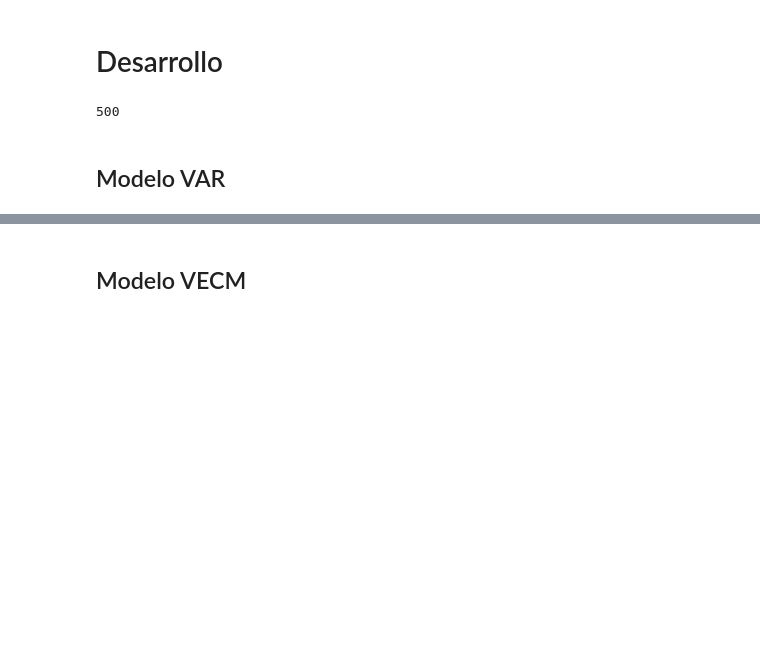
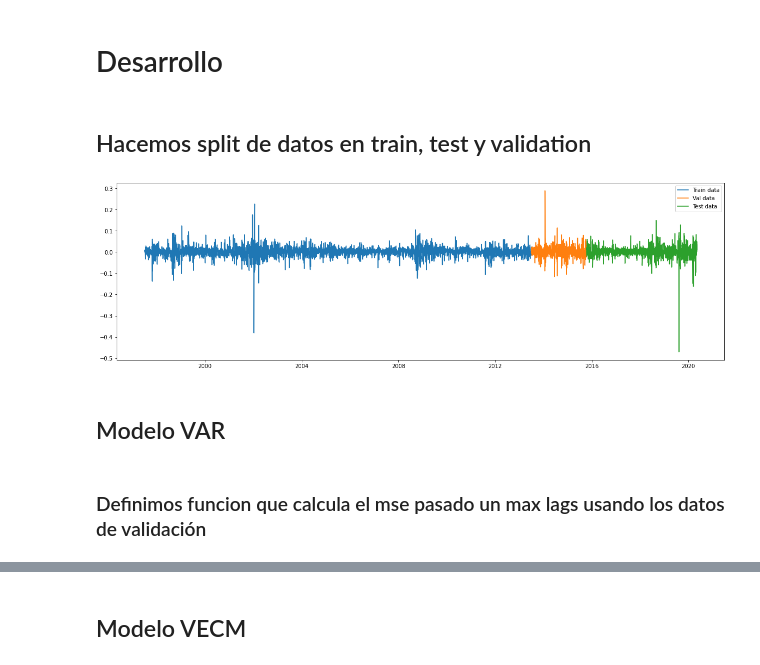
Before and after one commit to Martin317/mentoria-prediccion-indices-financieros, a Jupyter notebook: TP4AprendizajeSupervisado/EnunciadoTP4AprendizajeSupervisado.ipynb, the cells around one changed output, grey strips where cells are left out. Drawn from its saved outputs; the diff is of its cells as text; code cells hidden in the pictures; blank space fills up the shorter version.

```diff
--- a/TP4AprendizajeSupervisado/EnunciadoTP4AprendizajeSupervisado.ipynb
+++ b/TP4AprendizajeSupervisado/EnunciadoTP4AprendizajeSupervisado.ipynb
@@ -210,14 +210,7 @@ Implementar un procedimiento en dos etapas para combinar las estimaciones de un
 Realizar un informe en el cual se presenten los resultados y conclusiones del análisis realizado. El mismo debe estar pensado para un público técnico pero que desconoce los aspectos propios del problema a resolver tal como los compañeros de clase. Dicho informe puede ser un notebook, a condición de que en el mismo se efectúe un análisis escrito suficientemente detallado de los resultados.
 # %% [markdown]
 # Desarrollo
-# %%
-def train_test_split(data, n_test):
-    return data[:-n_test], data[-n_test:]
-
-n_test = 500
-ret_train_data, ret_test_data = train_test_split(df_ret, n_test)
-ln_train_data, log_test_data = train_test_split(df_ln, n_test)
-
-print(len(log_test_data))
-# %% [output]
-500
+# %%
+target = 'MERV'
+# %% [markdown]
+## Hacemos split de datos en train, test y validation
@@ -224,2 +236,13 @@ print(len(log_test_data))
+# %%
+fig, ax = plt.subplots(figsize=(20, 6))
+ax.plot(ret_train_data.index,ret_train_data[target], label='Train data')
+ax.plot(ret_val_data.index, ret_val_data[target], label='Val data')
+ax.plot(ret_test_data.index, ret_test_data[target], label='Test data')
+ax.legend()
+plt.show()
+# %% [output]
+[figure, added]
 # %% [markdown]
 ## Modelo VAR
+# %% [markdown]
+### Definimos funcion que calcula el mse pasado un max lags usando los datos de validación
```
Also changed, not shown: parts of 17 cells of this notebook.
